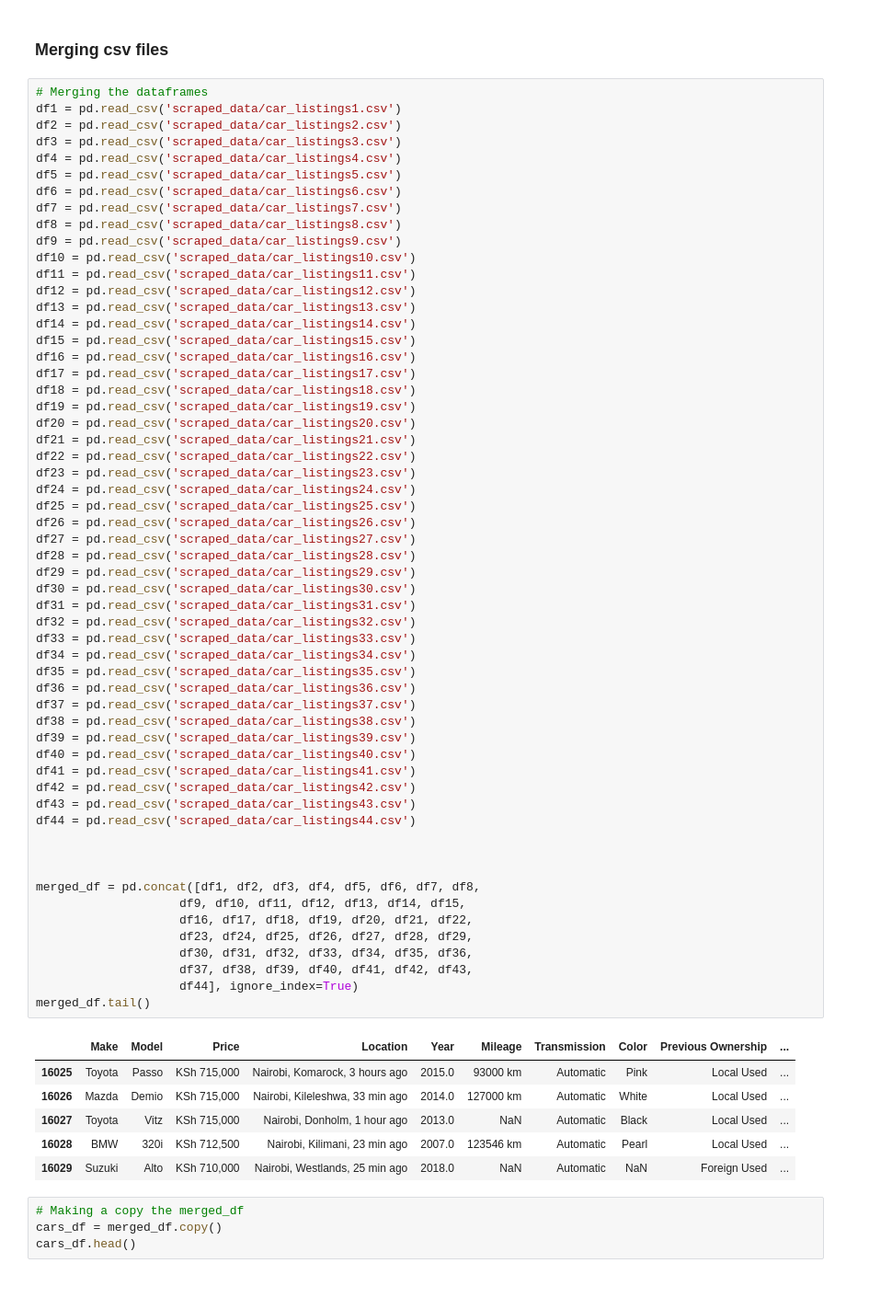
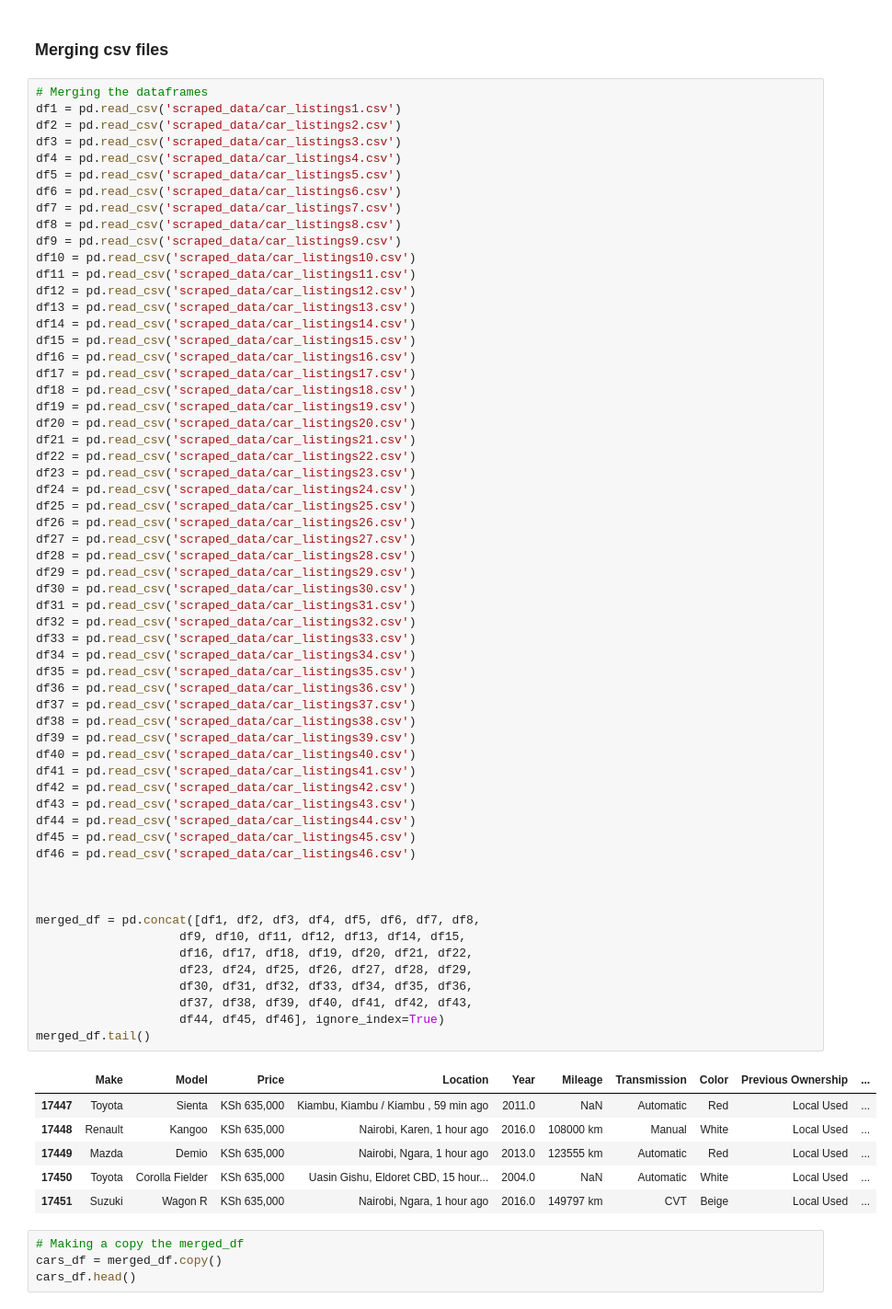
Before and after one commit to Tech-it-with-Billy/car-listings, a Jupyter notebook: data_processing.ipynb, the cells around one changed output. Shown at 92% size. Drawn from its saved outputs; the diff is of its cells as text.

```diff
--- a/data_processing.ipynb
+++ b/data_processing.ipynb
@@ -34,39 +34,41 @@ df26 = pd.read_csv('scraped_data/car_listings26.csv')
 df27 = pd.read_csv('scraped_data/car_listings27.csv')
 df28 = pd.read_csv('scraped_data/car_listings28.csv')
 df29 = pd.read_csv('scraped_data/car_listings29.csv')
 df30 = pd.read_csv('scraped_data/car_listings30.csv')
 df31 = pd.read_csv('scraped_data/car_listings31.csv')
 df32 = pd.read_csv('scraped_data/car_listings32.csv')
 df33 = pd.read_csv('scraped_data/car_listings33.csv')
 df34 = pd.read_csv('scraped_data/car_listings34.csv')
 df35 = pd.read_csv('scraped_data/car_listings35.csv')
 df36 = pd.read_csv('scraped_data/car_listings36.csv')
 df37 = pd.read_csv('scraped_data/car_listings37.csv')
 df38 = pd.read_csv('scraped_data/car_listings38.csv')
 df39 = pd.read_csv('scraped_data/car_listings39.csv')
 df40 = pd.read_csv('scraped_data/car_listings40.csv')
 df41 = pd.read_csv('scraped_data/car_listings41.csv')
 df42 = pd.read_csv('scraped_data/car_listings42.csv')
 df43 = pd.read_csv('scraped_data/car_listings43.csv')
 df44 = pd.read_csv('scraped_data/car_listings44.csv')
+df45 = pd.read_csv('scraped_data/car_listings45.csv')
+df46 = pd.read_csv('scraped_data/car_listings46.csv')
 
 
 
 merged_df = pd.concat([df1, df2, df3, df4, df5, df6, df7, df8,
                     df9, df10, df11, df12, df13, df14, df15,
                     df16, df17, df18, df19, df20, df21, df22,
                     df23, df24, df25, df26, df27, df28, df29,
                     df30, df31, df32, df33, df34, df35, df36,
                     df37, df38, df39, df40, df41, df42, df43,
-                    df44], ignore_index=True)
+                    df44, df45, df46], ignore_index=True)
 merged_df.tail()
 # %% [output]
 |  | Make | Model | Price | Location | Year | Mileage | Transmission | Color | Previous Ownership | ... |
-| 16025 | Toyota | Passo | KSh 715,000 | Nairobi, Komarock, 3 hours ago | 2015.0 | 93000 km | Automatic | Pink | Local Used | ... |
-| 16026 | Mazda | Demio | KSh 715,000 | Nairobi, Kileleshwa, 33 min ago | 2014.0 | 127000 km | Automatic | White | Local Used | ... |
-| 16027 | Toyota | Vitz | KSh 715,000 | Nairobi, Donholm, 1 hour ago | 2013.0 | NaN | Automatic | Black | Local Used | ... |
-| 16028 | BMW | 320i | KSh 712,500 | Nairobi, Kilimani, 23 min ago | 2007.0 | 123546 km | Automatic | Pearl | Local Used | ... |
-| 16029 | Suzuki | Alto | KSh 710,000 | Nairobi, Westlands, 25 min ago | 2018.0 | NaN | Automatic | NaN | Foreign Used | ... |
+| 17447 | Toyota | Sienta | KSh 635,000 | Kiambu, Kiambu / Kiambu , 59 min ago | 2011.0 | NaN | Automatic | Red | Local Used | ... |
+| 17448 | Renault | Kangoo | KSh 635,000 | Nairobi, Karen, 1 hour ago | 2016.0 | 108000 km | Manual | White | Local Used | ... |
+| 17449 | Mazda | Demio | KSh 635,000 | Nairobi, Ngara, 1 hour ago | 2013.0 | 123555 km | Automatic | Red | Local Used | ... |
+| 17450 | Toyota | Corolla Fielder | KSh 635,000 | Uasin Gishu, Eldoret CBD, 15 hour... | 2004.0 | NaN | Automatic | White | Local Used | ... |
+| 17451 | Suzuki | Wagon R | KSh 635,000 | Nairobi, Ngara, 1 hour ago | 2016.0 | 149797 km | CVT | Beige | Local Used | ... |
 # %%
 # Making a copy the merged_df
 cars_df = merged_df.copy()
```
Also changed, not shown: parts of 2 cells of this notebook, 2 other files.
